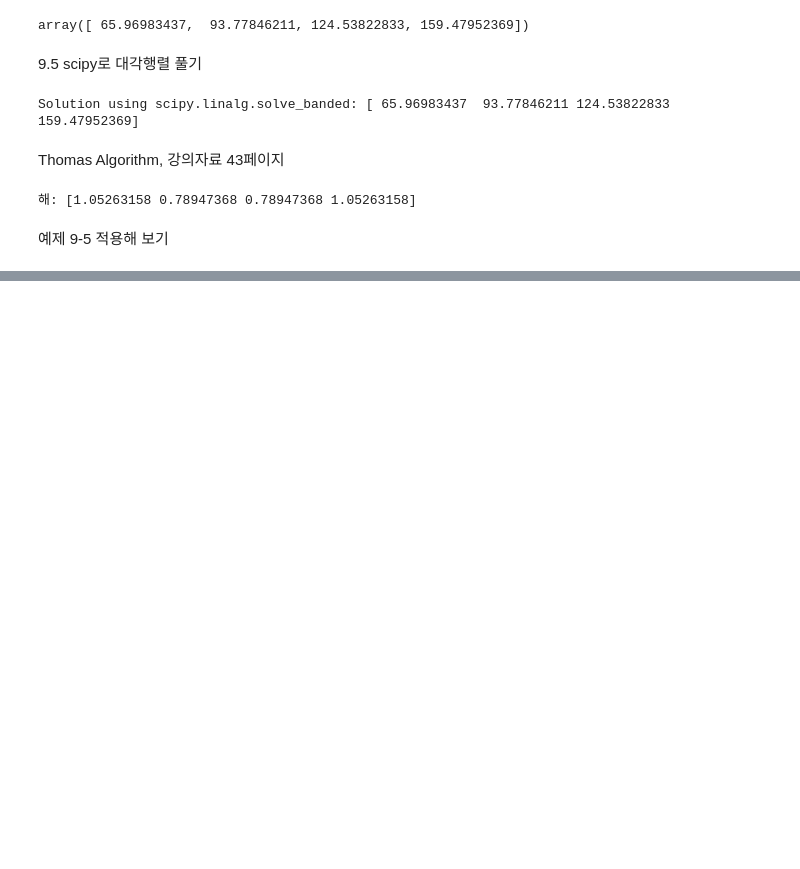
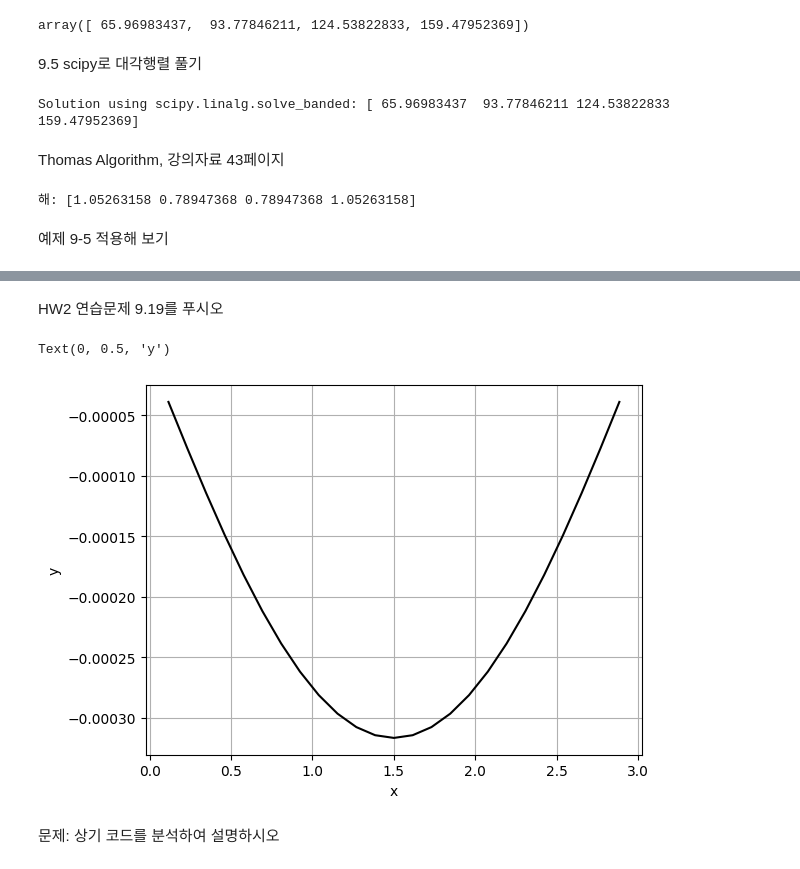
Before and after one commit to upwind1993/Numerical-Analysis, a Jupyter notebook: 9장/수치해석_9장(가우스소거법).ipynb, the cells around one changed output, grey strips where cells are left out. Saved outputs shown, nothing was run; the diff lists cells and outputs as text; code cells hidden in the pictures; blank space fills up the shorter version.

```diff
--- a/9장/수치해석_9장(가우스소거법).ipynb
+++ b/9장/수치해석_9장(가우스소거법).ipynb
@@ -240,0 +322,77 @@ print("해:", x)
+# %% [markdown]
+HW2 연습문제 9.19를 푸시오
+# %%
+import numpy as np
+import pylab
+
+def tridiag(e,f,g,r):
+    """
+    tridiag: solves a set of n linear algebraic equations
+             with a tridiagonal-banded coefficient matris
+    input:
+    e = subdiagonal vector of length n, first element = 0
+    f = diagonal vector of length n
+    g = superdiagonal vector of length n, last element = 0
+    r = constant vector of length n
+    output:
+    x = solution vector of length n
+    """
+    n = len(f)
+    # forward elimination
+    x = np.zeros([n])
+    for k in range(1,n):
+        factor = e[k]/f[k-1]
+        f[k] = f[k] - factor*g[k-1]
+        r[k] = r[k] - factor*r[k-1]
+    # back substitution
+    x[n-1] = r[n-1]/f[n-1]
+    for k in range(n-2,-1,-1):
+        x[k] = ( r[k] - g[k]*x[k+1] )/f[k]
+    return x
+
+def Ralphie_BeamCalc(E,I,w,y0,yL,L,n):
+    dx = L/(n+1)
+    # set up coefficient vectors
+    e = np.zeros((n))
+    f = np.zeros((n))
+    g = np.zeros((n))
+    r = np.zeros((n))
+    for i in range(n):
+        f[i] = 2*E*I/dx**2
+        if i < n-1:
+            g[i] = - E*I/dx**2
+        if i > 0:
+            e[i] = - E*I/dx**2
+    # and constant vector
+    x = np.zeros((n))
+    for i in range(n):
+        x[i] = dx*(i+1)
+        if i == 0:
+            r[i] = -w*L/2*x[i] + w/2*x[i]**2 + E*I/dx**2*y0
+        elif i == n-1:
+            r[i] = -w*L/2*x[i] + w/2*x[i]**2 + E*I/dx**2*yL
+        else:
+            r[i] = -w*L/2*x[i] + w/2*x[i]**2
+    # solve tridiagonal system
+    y = tridiag(e,f,g,r)
+    return x,y
+
+E = 250e9  # N/m2
+I = 3e-4  # m4
+w = 22500  # N/m
+y0 = 0  # m
+yL = 0  # m
+L = 3  # m
+n = 25
+
+(x,y) = Ralphie_BeamCalc(E,I,w,y0,yL,L,n)
+
+pylab.plot(x,y,c='k')
+pylab.grid()
+pylab.xlabel('x')
+pylab.ylabel('y')
+# %% [output]
+Text(0, 0.5, 'y')
+[figure, added]
+# %% [markdown]
+문제: 상기 코드를 분석하여 설명하시오
```
Also changed, not shown: parts of 4 cells of this notebook.
